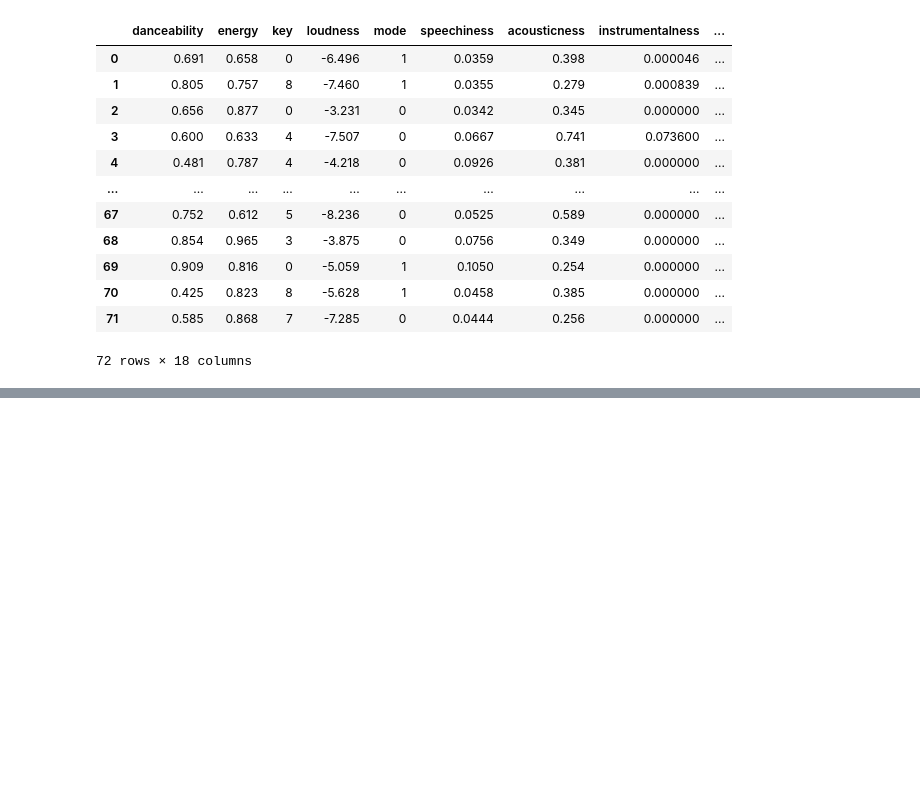
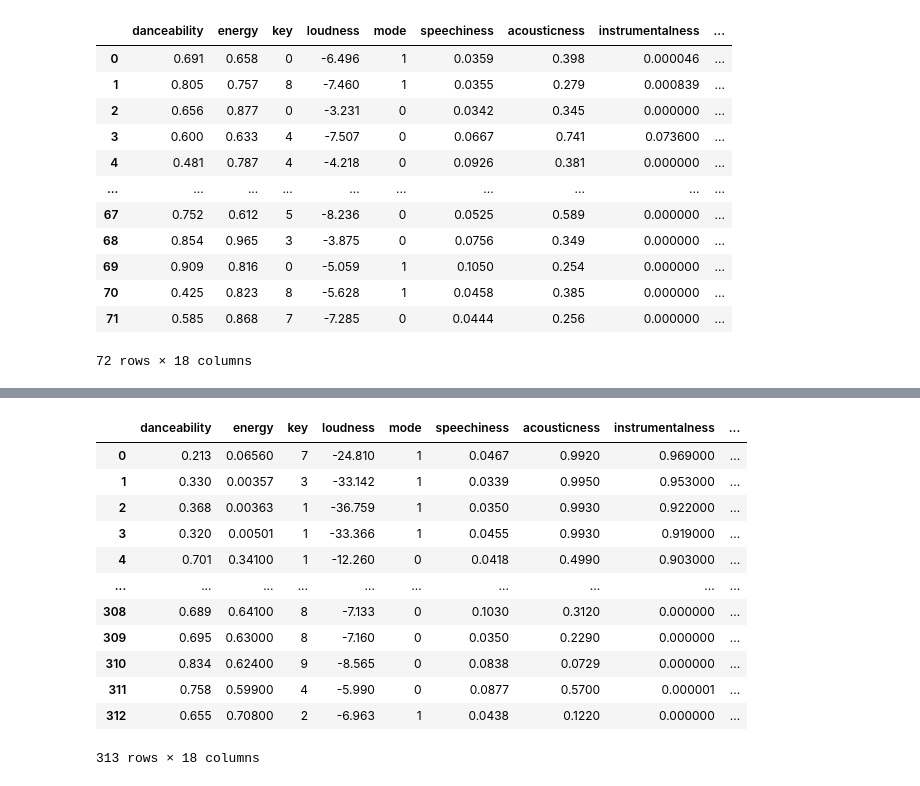
Before and after one commit to IranelGV/Song_Recommendation_Model, a Jupyter notebook: Lab_DF_Spotify_Music_FAS_Week06_07.07.23.ipynb, the cells around one changed output, grey strips where cells are left out. Drawn from its saved outputs; the diff is of its cells as text; code cells hidden in the pictures; blank space fills up the shorter version.

```diff
--- a/Lab_Getting_Features_Songs_Week06_07.07.23.ipynb
+++ b/Lab_DF_Spotify_Music_FAS_Week06_07.07.23.ipynb
@@ -304,0 +448,18 @@ salsa_playlist_df
+# %%
+df = pd.concat([df, get_playlist_tracks('French Music', '6TxuoHMx9qLTePZGS1CasY')], ignore_index=True)
+# %%
+df
+# %% [output]
+|  | danceability | energy | key | loudness | mode | speechiness | acousticness | instrumentalness | ... |
+| 0 | 0.213 | 0.06560 | 7 | -24.810 | 1 | 0.0467 | 0.9920 | 0.969000 | ... |
+| 1 | 0.330 | 0.00357 | 3 | -33.142 | 1 | 0.0339 | 0.9950 | 0.953000 | ... |
+| 2 | 0.368 | 0.00363 | 1 | -36.759 | 1 | 0.0350 | 0.9930 | 0.922000 | ... |
+| 3 | 0.320 | 0.00501 | 1 | -33.366 | 1 | 0.0455 | 0.9930 | 0.919000 | ... |
+| 4 | 0.701 | 0.34100 | 1 | -12.260 | 0 | 0.0418 | 0.4990 | 0.903000 | ... |
+| ... | ... | ... | ... | ... | ... | ... | ... | ... | ... |
+| 308 | 0.689 | 0.64100 | 8 | -7.133 | 0 | 0.1030 | 0.3120 | 0.000000 | ... |
+| 309 | 0.695 | 0.63000 | 8 | -7.160 | 0 | 0.0350 | 0.2290 | 0.000000 | ... |
+| 310 | 0.834 | 0.62400 | 9 | -8.565 | 0 | 0.0838 | 0.0729 | 0.000000 | ... |
+| 311 | 0.758 | 0.59900 | 4 | -5.990 | 0 | 0.0877 | 0.5700 | 0.000001 | ... |
+| 312 | 0.655 | 0.70800 | 2 | -6.963 | 1 | 0.0438 | 0.1220 | 0.000000 | ... |
+313 rows × 18 columns
```
Also changed, not shown: parts of 35 cells of this notebook, 5 other files.
